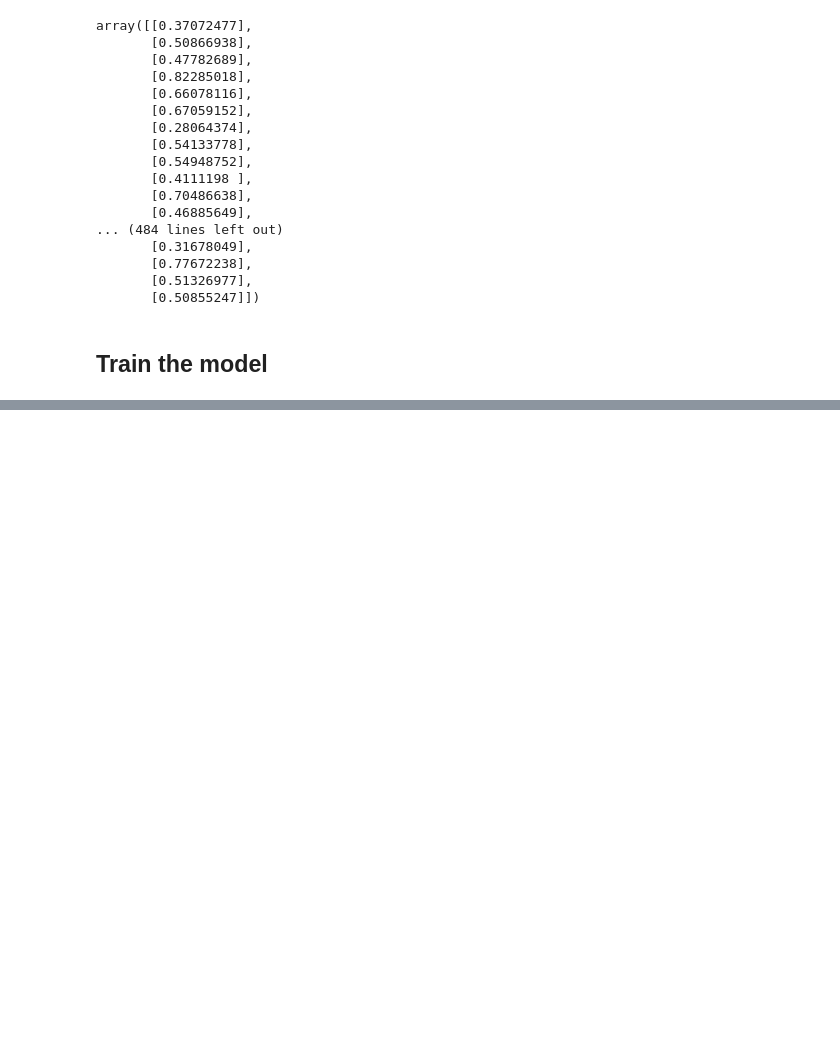
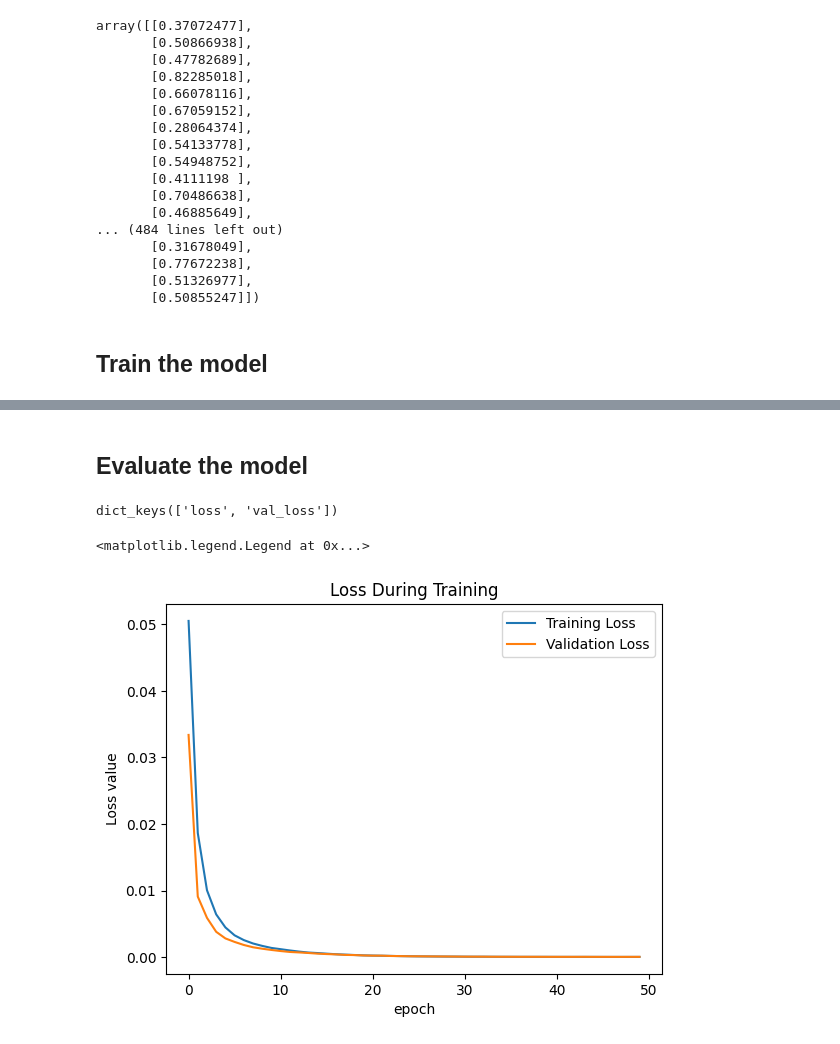
Before and after one commit to techLearner2000/Car_Purchase_Prediction, a Jupyter notebook: code.ipynb, the cells around one changed output, grey strips where cells are left out. Cells and saved outputs as stored; diff of their text form; code cells hidden in the pictures; blank space fills up the shorter version.

Commit message:
finish evaluating the model

```diff
--- a/code.ipynb
+++ b/code.ipynb
@@ -75,4 +94,13 @@ array([[0.37072477],
 # %%
 from sklearn.model_selection import train_test_split
 
-X_train, X_test, Y_train, Y_test = train_test_split(X_scaled, Y_scaled, test_size=0.3)
+X_train, X_test, Y_train, Y_test = train_test_split(X_scaled, Y_scaled)
+# %%
+import tensorflow.keras
+from keras.models import Sequential
+from keras.layers import Dense
+
+model = Sequential()
+model.add(Dense(40, activation='relu', input_dim = 5))
+model.add(Dense(50, activation='relu'))
+model.add(Dense(1, activation='linear'))
@@ -78,0 +143,4 @@ X_train, X_test, Y_train, Y_test = train_test_split(X_scaled, Y_scaled, test_siz
+# %%
+model.compile(optimizer='adam', loss='mean_squared_error')
+# %%
+epoch = model.fit(X_train, Y_train, validation_split=0.2, batch_size=20, epochs=50)
@@ -78,0 +173,16 @@ X_train, X_test, Y_train, Y_test = train_test_split(X_scaled, Y_scaled, test_siz
+# %% [markdown]
+## Evaluate the model
+# %%
+print(epoch.history.keys())
+# %% [output]
+dict_keys(['loss', 'val_loss'])
+# %%
+plt.plot(epoch.history['loss'])
+plt.plot(epoch.history['val_loss'])
+plt.title("Loss During Training")
+plt.ylabel("Loss value")
+plt.xlabel("epoch")
+plt.legend(["Training Loss", "Validation Loss"])
+# %% [output]
+<matplotlib.legend.Legend at 0x...>
+[figure, added]
```
Also changed, not shown: parts of 11 cells of this notebook.
